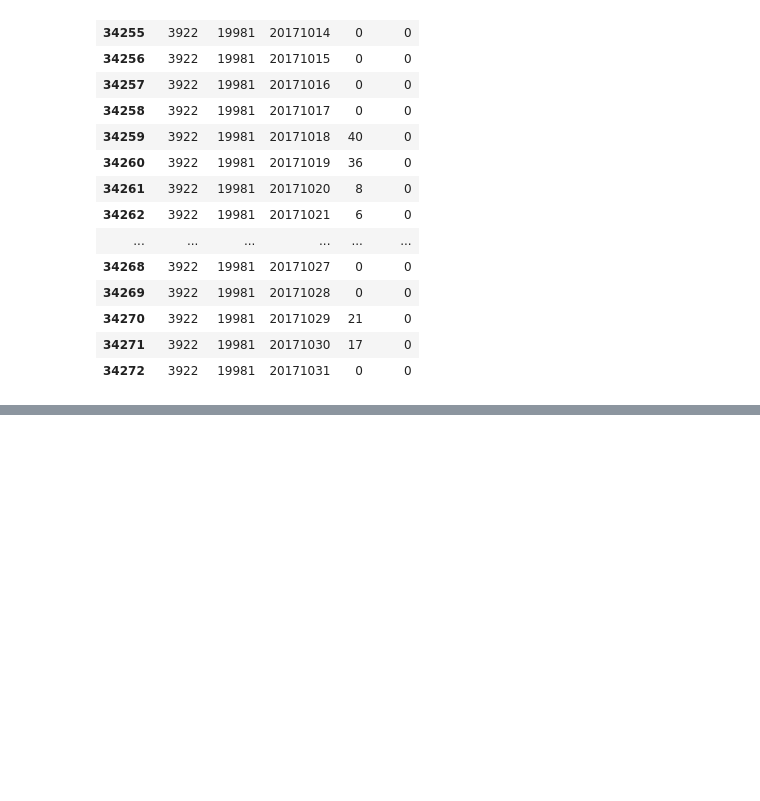
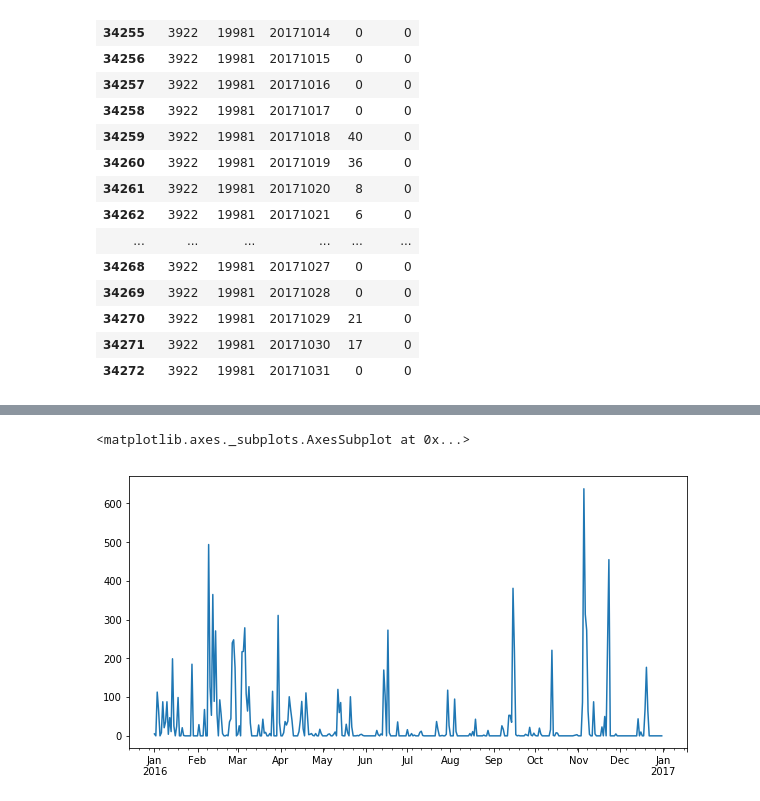
Before and after one commit to yerartdev/uc-m1964-panorama, a Jupyter notebook: panorama/m1964-python-gerardo-de-miguel-gonzalez.ipynb, the cells around one changed output, grey strips where cells are left out. Saved outputs shown, nothing was run; the diff lists cells and outputs as text; code cells hidden in the pictures; blank space fills up the shorter version.

```diff
--- a/panorama/m1964-python-gerardo-de-miguel-gonzalez.ipynb
+++ b/panorama/m1964-python-gerardo-de-miguel-gonzalez.ipynb
@@ -189,0 +224,10 @@ ts.plot()
+# %%
+precip_p = pd.read_csv('RR_STAID003923.txt',skiprows=range(0, 20))
+print(type(precip_p))
+print ('Dataset has {0[0]} rows x {0[1]} columns.'.format(precip_p.shape))
+precip_p.columns = precip_p.columns.str.strip()
+print('::GMG::Dataset columns here: \n',precip_p.columns)
+print('Counting data per column: \n', precip_p.count())
+print('Column (numpy) data types: \n', precip_p.dtypes)
+print('Some statistics on RR series (mm ~ l/m²):')
+print((precip_p['RR']/10).describe())
@@ -189,0 +296,15 @@ ts.plot()
+# %%
+start = precip_p['DATE'] >= 20160101
+end = precip_p['DATE'] <= 20161231
+cond = start & end
+dates = pd.date_range(start='20160101', end='20161231')
+serie_p = list(precip_p[cond]['RR'])
+ts = pd.Series(serie_p,index=dates)
+#::GMG::Large enough plot 10 x 5 inches
+# See:
+# https://stackoverflow.com/questions/36367986/how-to-make-inline-plots-in-jupyter-notebook-larger
+plt.rcParams['figure.figsize'] = [10, 5]
+ts.plot()
+# %% [output]
+<matplotlib.axes._subplots.AxesSubplot at 0x...>
+[figure, added]
```
Also changed, not shown: parts of 6 cells of this notebook.
